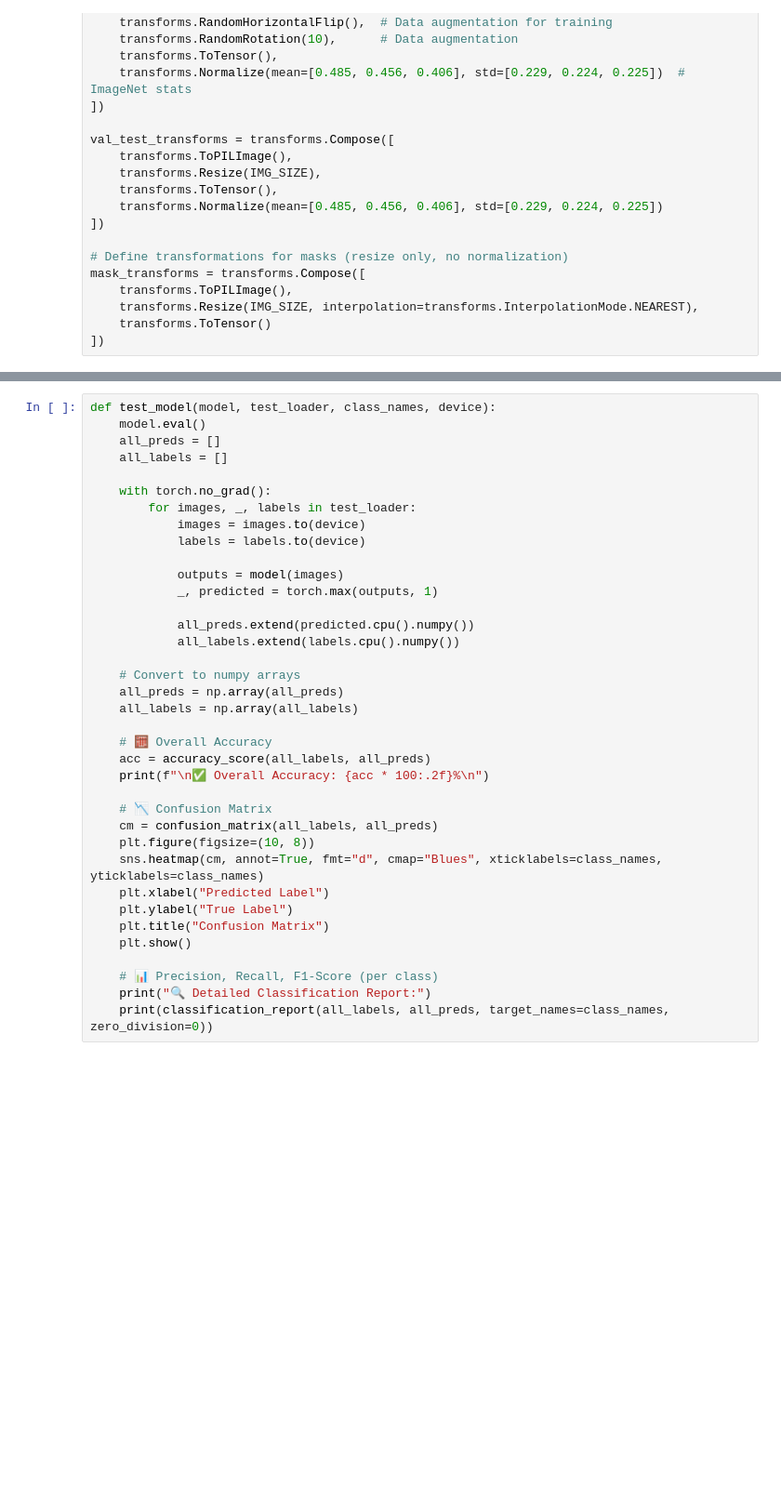
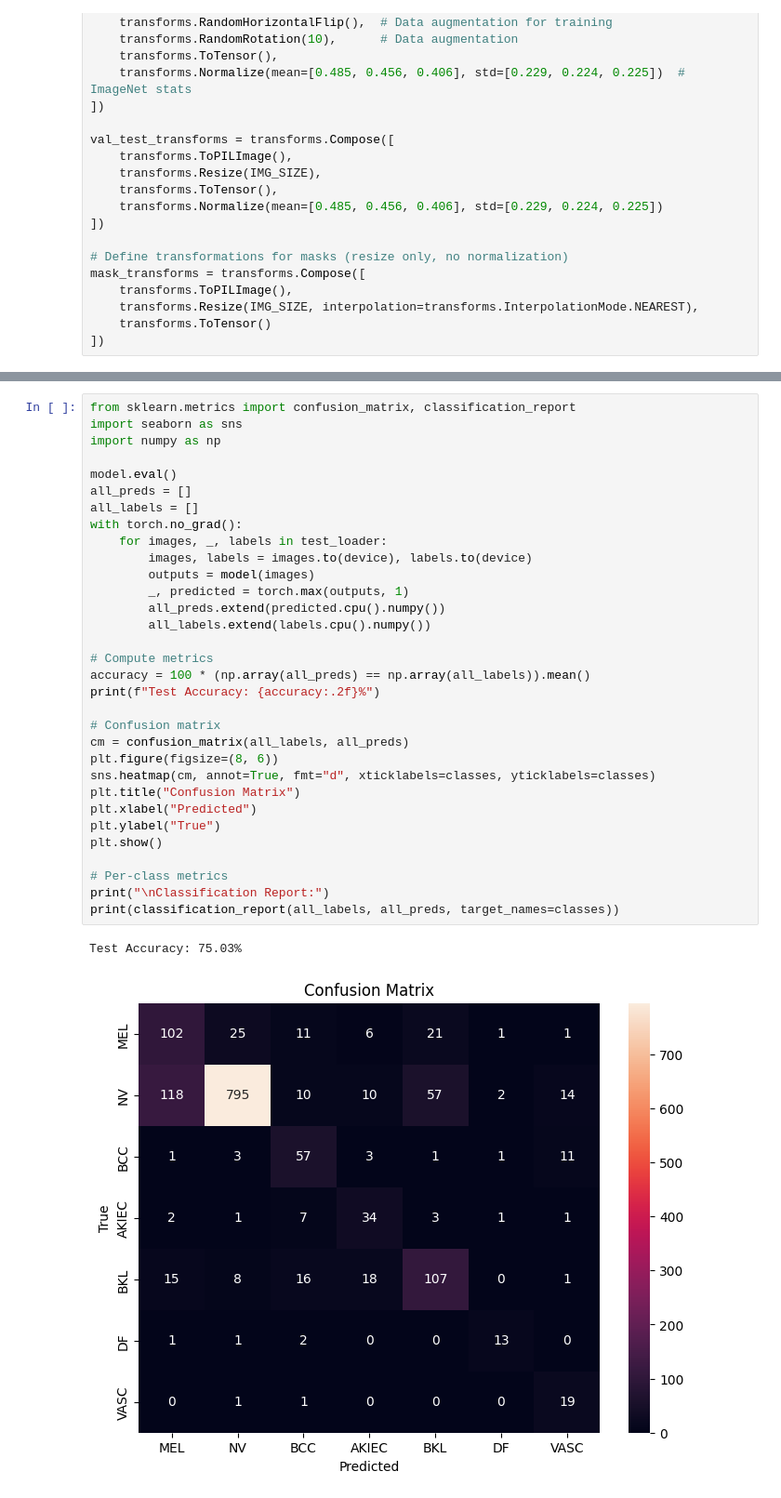
Before and after one commit to AhmedSamir423/Skin-Cancer-Classification-and-Segmentation, a Jupyter notebook: SkinCancerProject.ipynb, the cells around one changed output, grey strips where cells are left out. Shown: that part at 93% size. Saved outputs shown, nothing was run; the diff lists cells and outputs as text; blank space fills up the shorter version.

```diff
--- a/SkinCancerProject.ipynb
+++ b/SkinCancerProject.ipynb
@@ -555,37 +588,35 @@ import numpy as np
 # %%
-def test_model(model, test_loader, class_names, device):
-    model.eval()
-    all_preds = []
-    all_labels = []
+from sklearn.metrics import confusion_matrix, classification_report
+import seaborn as sns
+import numpy as np
 
-    with torch.no_grad():
-        for images, _, labels in test_loader:
-            images = images.to(device)
-            labels = labels.to(device)
+model.eval()
+all_preds = []
+all_labels = []
+with torch.no_grad():
+    for images, _, labels in test_loader:
+        images, labels = images.to(device), labels.to(device)
+        outputs = model(images)
+        _, predicted = torch.max(outputs, 1)
+        all_preds.extend(predicted.cpu().numpy())
+        all_labels.extend(labels.cpu().numpy())
 
-            outputs = model(images)
-            _, predicted = torch.max(outputs, 1)
+# Compute metrics
+accuracy = 100 * (np.array(all_preds) == np.array(all_labels)).mean()
+print(f"Test Accuracy: {accuracy:.2f}%")
 
-            all_preds.extend(predicted.cpu().numpy())
-            all_labels.extend(labels.cpu().numpy())
+# Confusion matrix
+cm = confusion_matrix(all_labels, all_preds)
+plt.figure(figsize=(8, 6))
+sns.heatmap(cm, annot=True, fmt="d", xticklabels=classes, yticklabels=classes)
+plt.title("Confusion Matrix")
+plt.xlabel("Predicted")
+plt.ylabel("True")
+plt.show()
 
-    # Convert to numpy arrays
-    all_preds = np.array(all_preds)
-    all_labels = np.array(all_labels)
-
-    # 🧮 Overall Accuracy
-    acc = accuracy_score(all_labels, all_preds)
-    print(f"\n✅ Overall Accuracy: {acc * 100:.2f}%\n")
-
-    # 📉 Confusion Matrix
-    cm = confusion_matrix(all_labels, all_preds)
-    plt.figure(figsize=(10, 8))
-    sns.heatmap(cm, annot=True, fmt="d", cmap="Blues", xticklabels=class_names, yticklabels=class_names)
-    plt.xlabel("Predicted Label")
-    plt.ylabel("True Label")
-    plt.title("Confusion Matrix")
-    plt.show()
-
-    # 📊 Precision, Recall, F1-Score (per class)
-    print("🔍 Detailed Classification Report:")
-    print(classification_report(all_labels, all_preds, target_names=class_names, zero_division=0))
+# Per-class metrics
+print("\nClassification Report:")
+print(classification_report(all_labels, all_preds, target_names=classes))
+# %% [output]
+Test Accuracy: 75.03%
+[figure, added]
```
Also changed, not shown: parts of 23 cells of this notebook.
